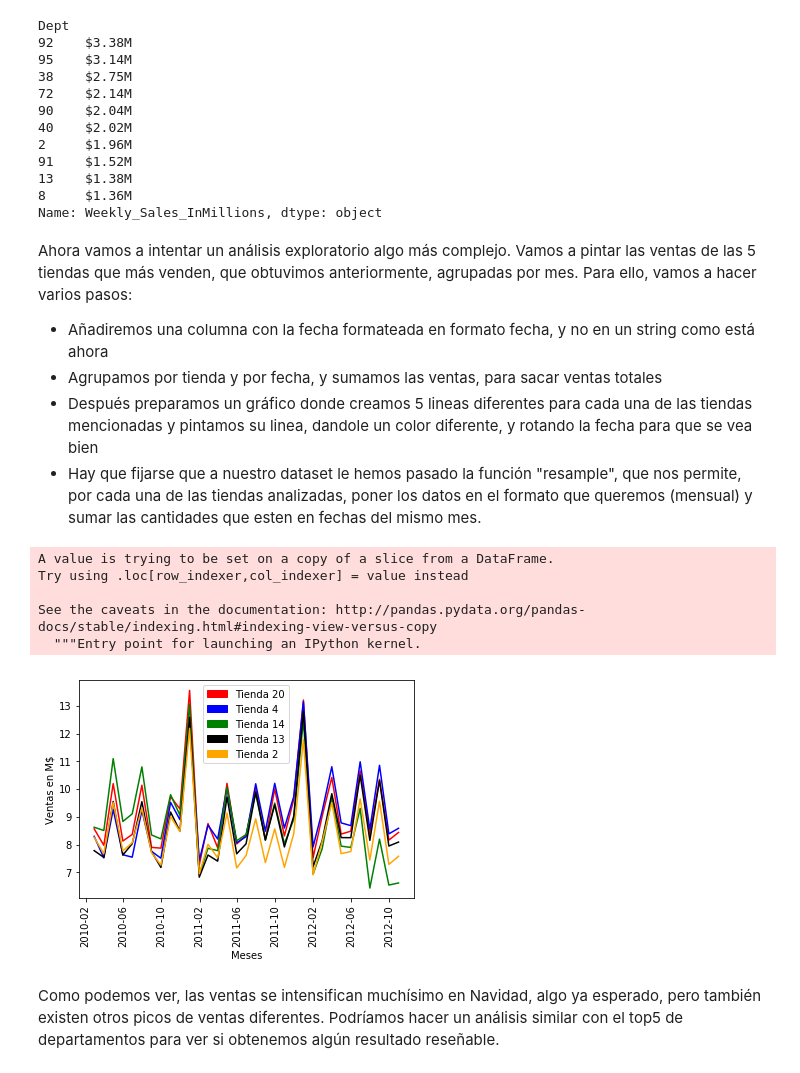
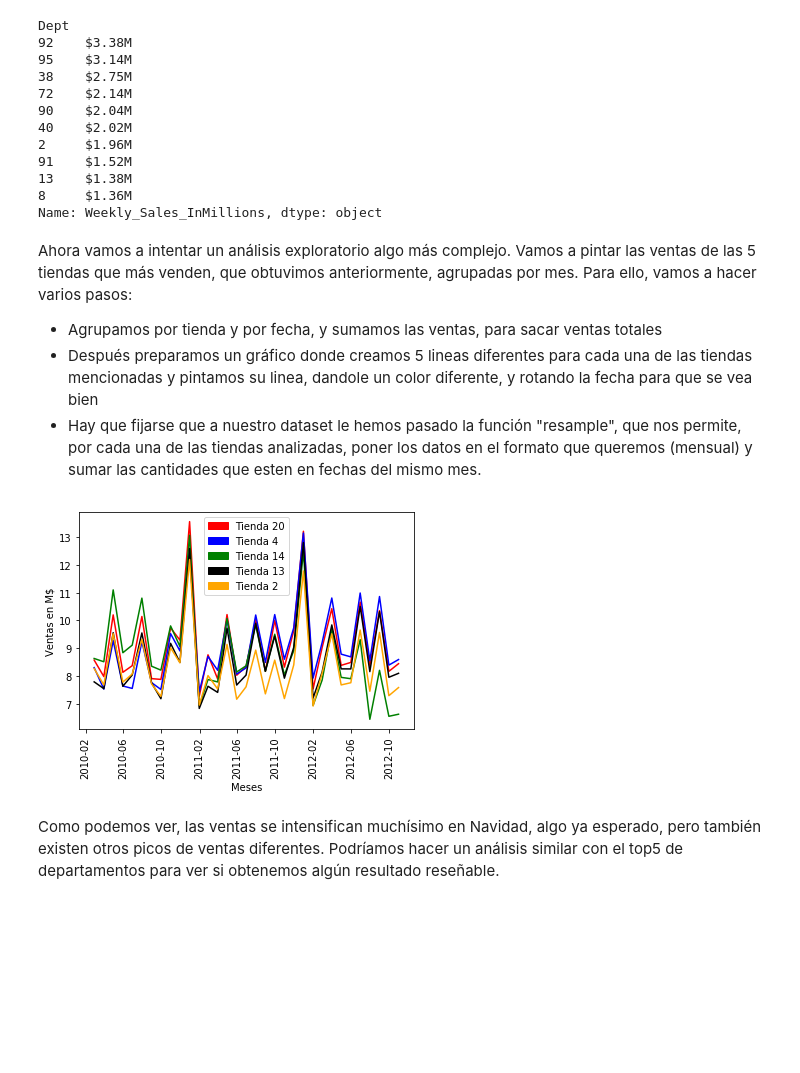
Before and after one commit to ccolado/master-big-data-walmart, a Jupyter notebook: Walmart.ipynb, the cells around one changed output. Saved outputs shown, nothing was run; the diff lists cells and outputs as text; code cells hidden in the pictures; blank space fills up the shorter version.

```diff
--- a/Walmart.ipynb
+++ b/Walmart.ipynb
@@ -242,7 +242,9 @@ Name: Size, dtype: float64
 Ahora deberíamos hacer lo mismo con los datos que se identifican en el fichero <b>train.csv</b>. Este fichero contiene los datos de las ventas por departamento y tienda por semanas, sabiéndose además si cada semana es un período vacacional o no.
 # %%
 url = "https://raw.githubusercontent.com/ccolado/master-big-data-walmart/master/walmart-data/train.csv"
-walmart_data = pd.read_table(url,sep=',')
+dateparse = lambda x: pd.datetime.strptime(x, '%Y-%m-%d')
+
+walmart_data = pd.read_table(url,sep=',',parse_dates=['Date'], date_parser=dateparse)
 walmart_data.head(3)
 # %% [output]
 |  | Store | Dept | Date | Weekly_Sales | IsHoliday |
@@ -314,38 +316,31 @@ Name: Weekly_Sales_InMillions, dtype: object
 # %% [markdown]
 Ahora vamos a intentar un análisis exploratorio algo más complejo. Vamos a pintar las ventas de las 5 tiendas que más venden, que obtuvimos anteriormente, agrupadas por mes. Para ello, vamos a hacer varios pasos:
 <ul>
-  <li>Añadiremos una columna con la fecha formateada en formato fecha, y no en un string como está ahora</li>
   <li>Agrupamos por tienda y por fecha, y sumamos las ventas, para sacar ventas totales</li>
   <li>Después preparamos un gráfico donde creamos 5 lineas diferentes para cada una de las tiendas mencionadas y pintamos su linea, dandole un color diferente, y rotando la fecha para que se vea bien</li>
   <li>Hay que fijarse que a nuestro dataset le hemos pasado la función "resample", que nos permite, por cada una de las tiendas analizadas, poner los datos en el formato que queremos (mensual) y sumar las cantidades que esten en fechas del mismo mes.
 </ul>
 # %%
-clean_walmart_data["Date_Formatted"] = pd.to_datetime(clean_walmart_data.Date, format='%Y-%m-%d')
-sales_by_store_and_date = clean_walmart_data[["Store", "Date_Formatted", "Weekly_Sales"]].groupby(["Store", "Date_Formatted"]).sum()
+sales_by_store_and_date = clean_walmart_data[["Store", "Date", "Weekly_Sales"]].groupby(["Store", "Date"]).sum()
 %matplotlib inline
 import matplotlib.pyplot as plt
 import matplotlib.patches as mpatches
 red_patch = mpatches.Patch(color='red', label='Tienda 20')
 blue_patch = mpatches.Patch(color='blue', label='Tienda 4')
 green_patch = mpatches.Patch(color='green', label='Tienda 14')
 black_patch = mpatches.Patch(color='black', label='Tienda 13')
 orange_patch = mpatches.Patch(color='orange', label='Tienda 2')
 store20 = plt.plot(sales_by_store_and_date.loc[20].resample('M').sum()/1000000, color="red")
 store4 = plt.plot(sales_by_store_and_date.loc[4].resample('M').sum()/1000000, color="blue")
 store14 = plt.plot(sales_by_store_and_date.loc[14].resample('M').sum()/1000000, color="green")
 store13 = plt.plot(sales_by_store_and_date.loc[13].resample('M').sum()/1000000, color="black")
 store2 = plt.plot(sales_by_store_and_date.loc[2].resample('M').sum()/1000000, color="orange")
 _ = plt.xlabel('Meses')
 _ = plt.ylabel('Ventas en M$')
 _= plt.legend(handles=[red_patch, blue_patch, green_patch, black_patch, orange_patch])
 _= plt.xticks(rotation=90)
 # %% [output]
-A value is trying to be set on a copy of a slice from a DataFrame.
-Try using .loc[row_indexer,col_indexer] = value instead
-
-See the caveats in the documentation: http://pandas.pydata.org/pandas-docs/stable/indexing.html#indexing-view-versus-copy
-  """Entry point for launching an IPython kernel.
-[figure, old version]
+[figure, new version]
 # %% [markdown]
 Como podemos ver, las ventas se intensifican muchísimo en Navidad, algo ya esperado, pero también existen otros picos de ventas diferentes. Podríamos hacer un análisis similar con el top5 de departamentos para ver si obtenemos algún resultado reseñable.
 # %%
```
Also changed, not shown: parts of 32 cells of this notebook, 14 other files.
